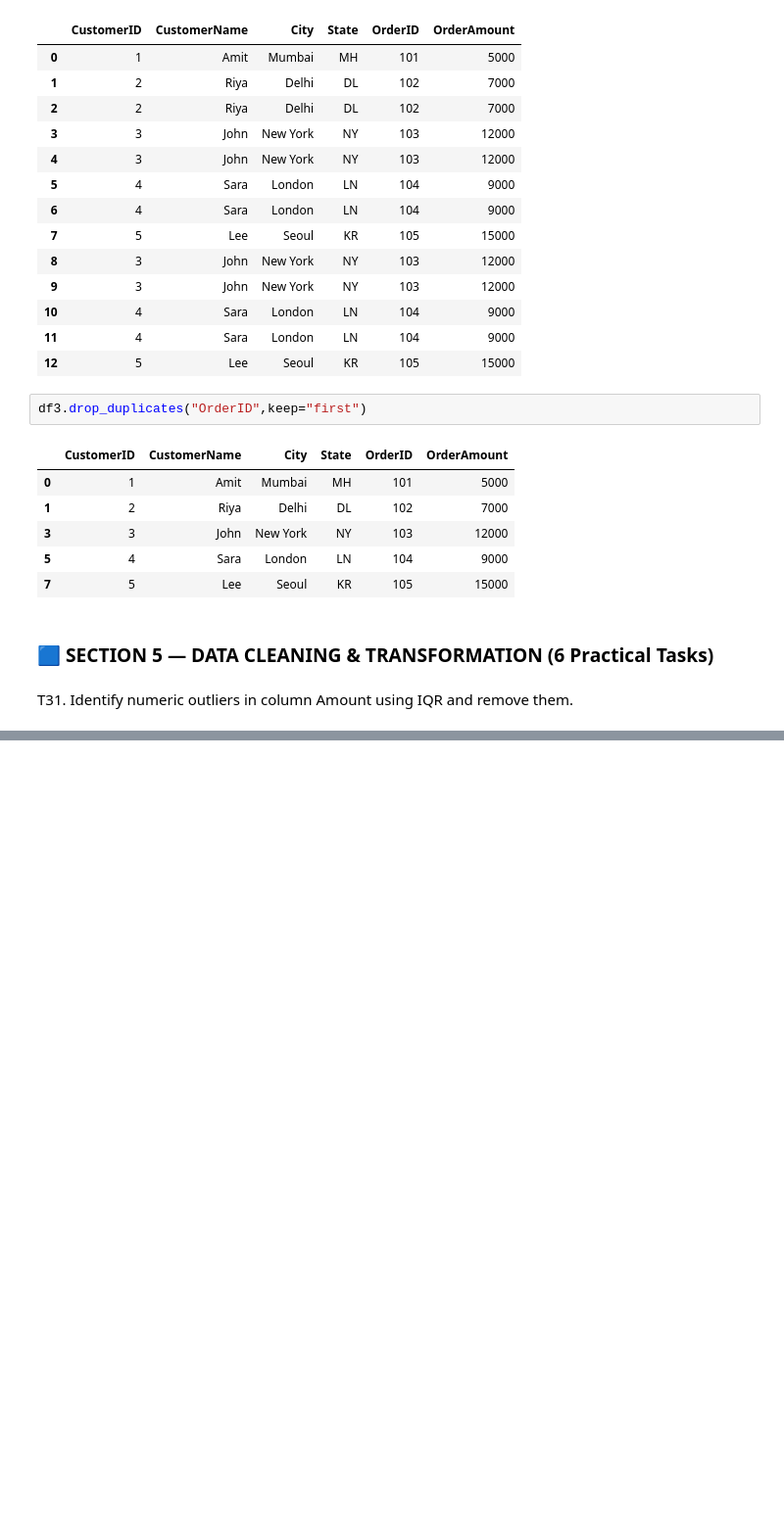
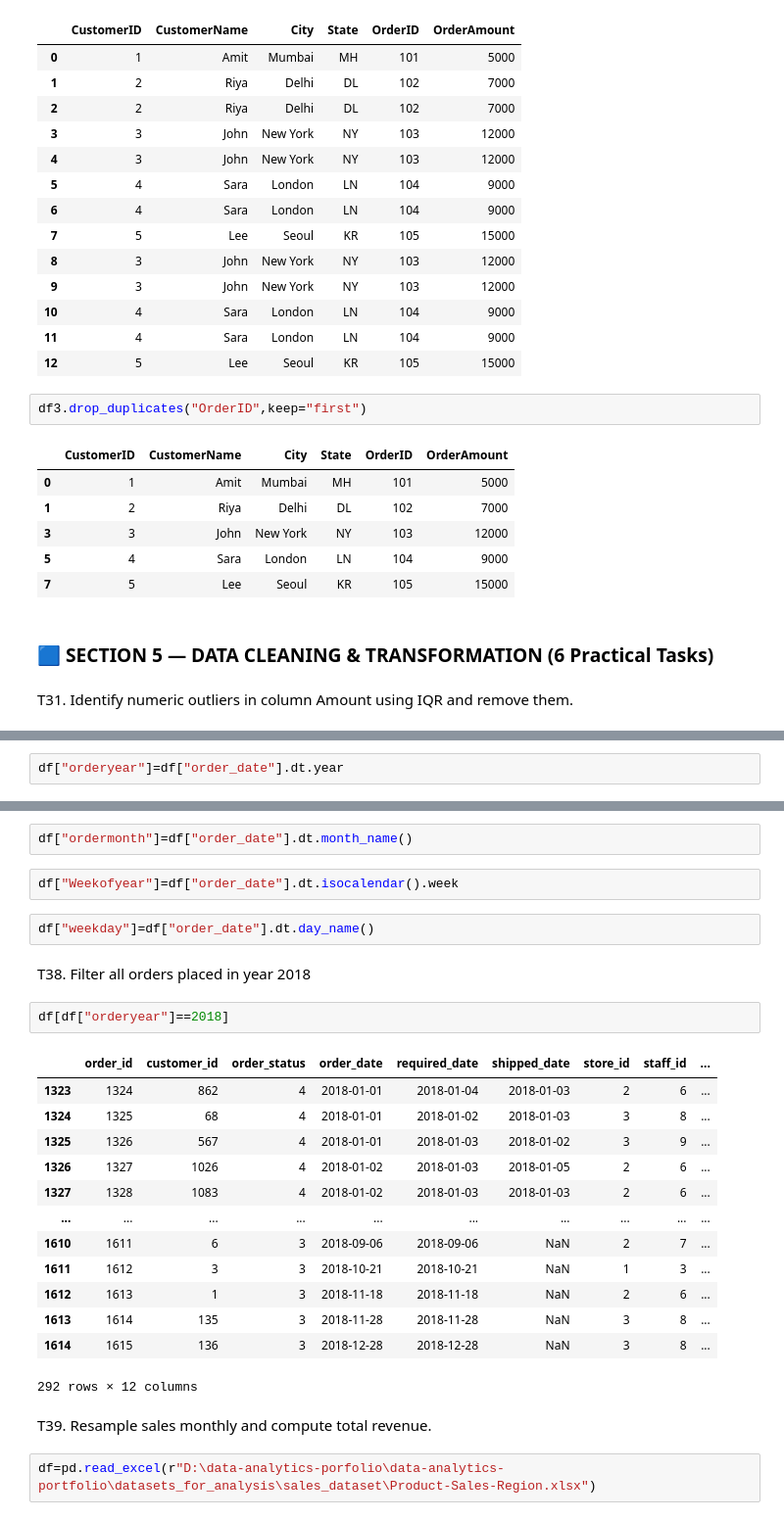
Before and after one commit to sagarnbeedi-analytics/data-analytics-portfolio, a Jupyter notebook: PYTHON/practicing_python_libraries/python_files/pandas.ipynb, the cells around one changed output, grey strips where cells are left out. Shown at 98% size. Saved outputs shown, nothing was run; the diff lists cells and outputs as text; blank space fills up the shorter version.

```diff
--- a/PYTHON/practicing_python_libraries/python_files/pandas.ipynb
+++ b/PYTHON/practicing_python_libraries/python_files/pandas.ipynb
@@ -696,0 +913,2 @@ T31. Identify numeric outliers in column Amount using IQR and remove them.
+# %%
+df["orderyear"]=df["order_date"].dt.year
@@ -696,0 +924,28 @@ T31. Identify numeric outliers in column Amount using IQR and remove them.
+# %%
+df["ordermonth"]=df["order_date"].dt.month_name()
+# %%
+df["Weekofyear"]=df["order_date"].dt.isocalendar().week
+# %%
+df["weekday"]=df["order_date"].dt.day_name()
+# %% [markdown]
+T38. Filter all orders placed in year 2018
+# %%
+df[df["orderyear"]==2018]
+# %% [output]
+|  | order_id | customer_id | order_status | order_date | required_date | shipped_date | store_id | staff_id | ... |
+| 1323 | 1324 | 862 | 4 | 2018-01-01 | 2018-01-04 | 2018-01-03 | 2 | 6 | ... |
+| 1324 | 1325 | 68 | 4 | 2018-01-01 | 2018-01-02 | 2018-01-03 | 3 | 8 | ... |
+| 1325 | 1326 | 567 | 4 | 2018-01-01 | 2018-01-03 | 2018-01-02 | 3 | 9 | ... |
+| 1326 | 1327 | 1026 | 4 | 2018-01-02 | 2018-01-03 | 2018-01-05 | 2 | 6 | ... |
+| 1327 | 1328 | 1083 | 4 | 2018-01-02 | 2018-01-03 | 2018-01-03 | 2 | 6 | ... |
+| ... | ... | ... | ... | ... | ... | ... | ... | ... | ... |
+| 1610 | 1611 | 6 | 3 | 2018-09-06 | 2018-09-06 | NaN | 2 | 7 | ... |
+| 1611 | 1612 | 3 | 3 | 2018-10-21 | 2018-10-21 | NaN | 1 | 3 | ... |
+| 1612 | 1613 | 1 | 3 | 2018-11-18 | 2018-11-18 | NaN | 2 | 6 | ... |
+| 1613 | 1614 | 135 | 3 | 2018-11-28 | 2018-11-28 | NaN | 3 | 8 | ... |
+| 1614 | 1615 | 136 | 3 | 2018-12-28 | 2018-12-28 | NaN | 3 | 8 | ... |
+292 rows × 12 columns
+# %% [markdown]
+T39. Resample sales monthly and compute total revenue.
+# %%
+df=pd.read_excel(r"D:\data-analytics-porfolio\data-analytics-portfolio\datasets_for_analysis\sales_dataset\Product-Sales-Region.xlsx")
```
Also changed, not shown: parts of 49 cells of this notebook, 1 other file.
